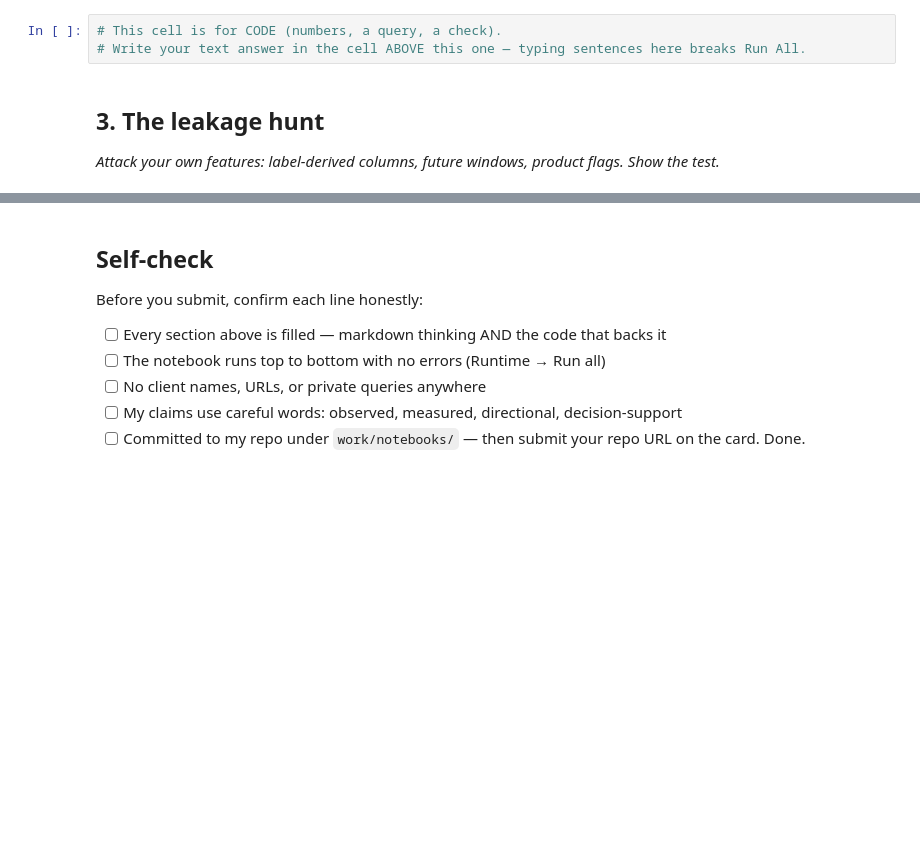
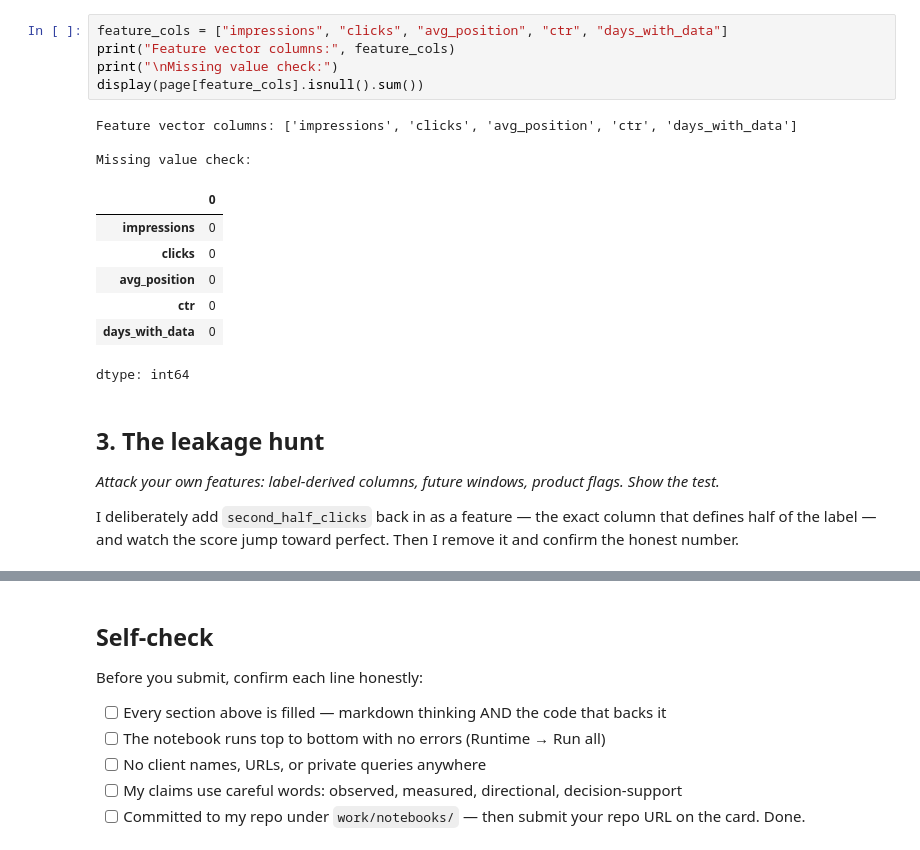
Before and after one commit to ashoktanakanti/flyrank_ml, a Jupyter notebook: work/notebooks/w03_feature_leakage_check.ipynb, the cells around one changed output, grey strips where cells are left out. Drawn from its saved outputs; the diff is of its cells as text; blank space fills up the shorter version.

```diff
--- a/work/notebooks/w03_feature_leakage_check.ipynb
+++ b/work/notebooks/w03_feature_leakage_check.ipynb
@@ -60,8 +98,26 @@ Successfully loaded 104 rows for feature analysis.
 # %%
-# This cell is for CODE (numbers, a query, a check).
-# Write your text answer in the cell ABOVE this one — typing sentences here breaks Run All.
+feature_cols = ["impressions", "clicks", "avg_position", "ctr", "days_with_data"]
+print("Feature vector columns:", feature_cols)
+print("\nMissing value check:")
+display(page[feature_cols].isnull().sum())
+# %% [output]
+Feature vector columns: ['impressions', 'clicks', 'avg_position', 'ctr', 'days_with_data']
+
+Missing value check:
+|  | 0 |
+| impressions | 0 |
+| clicks | 0 |
+| avg_position | 0 |
+| ctr | 0 |
+| days_with_data | 0 |
+dtype: int64
 # %% [markdown]
 ## 3. The leakage hunt
 
-*Attack your own features: label-derived columns, future windows, product flags. Show the test.*
+*Attack your own features: label-derived columns, future windows, product flags. Show the
+test.*
+
+I deliberately add `second_half_clicks` back in as a feature — the exact column that defines
+half of the label — and watch the score jump toward perfect. Then I remove it and confirm the
+honest number.
 # %%
```
Also changed, not shown: parts of 6 cells of this notebook.
